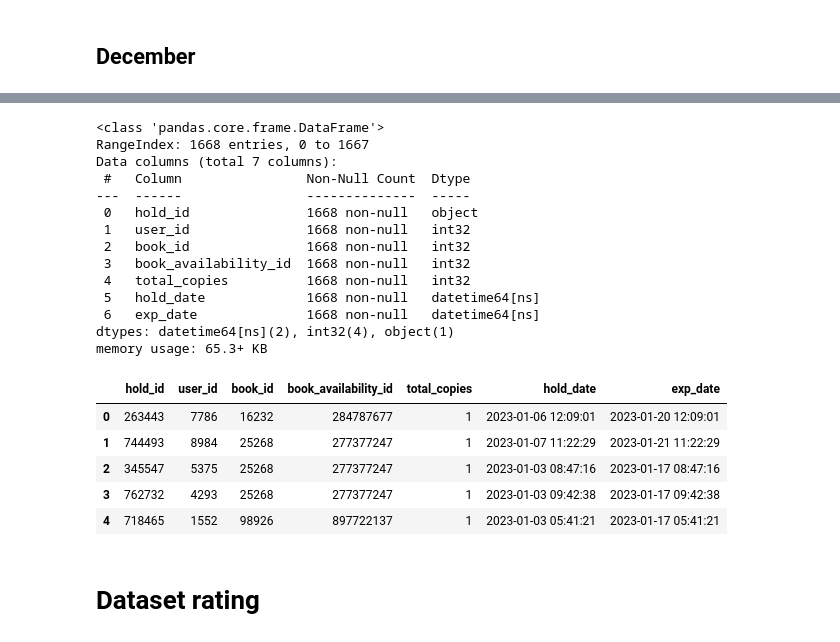
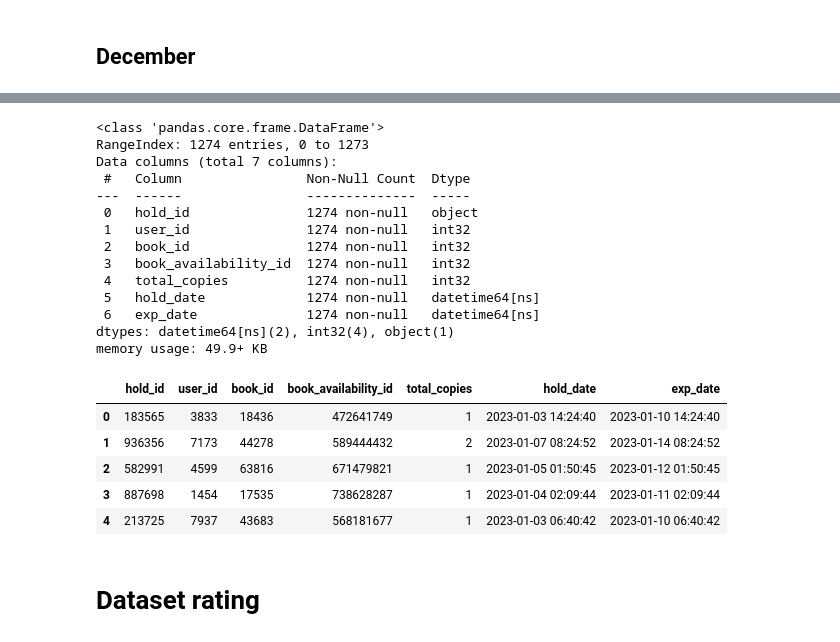
Before and after one commit to ahmad-sidik/e-library-database, a Jupyter notebook: notebook.ipynb, the cells around one changed output, grey strips where cells are left out. Drawn from its saved outputs; the diff is of its cells as text; code cells hidden in the pictures.

```diff
--- a/notebook.ipynb
+++ b/notebook.ipynb
@@ -1124,7 +1162,12 @@ def random_datetime(start, end):
 dec_loan['return_date'] = dec_loan['loan_date'].apply(lambda x: random_datetime(x + timedelta(days=1), x + timedelta(weeks=2)))
 dec_loan['return_date'] = dec_loan['return_date'].apply(lambda x: x.strftime("%Y-%m-%d %H:%M:%S"))
 
-dec_loan = dec_loan.astype({"user_id": int, "book_id": int, "book_availability_id": int, "total_copies": int})
+dec_loan = dec_loan.astype({
+    "user_id": int,
+    "book_id": int,
+    "book_availability_id": int,
+    "total_copies": int}).reset_index().drop(columns=['index'])
+
 dec_loan.info()
 # %% [output]
 <class 'pandas.core.frame.DataFrame'>
@@ -1809,20 +1875,20 @@ memory usage: 3.0 KB
 # %% [markdown]
 ## December
 # %%
-holds_dec = loans[loans['loan_date'].dt.month == 12].drop(columns=['due_date', 'loan_id'])
+dec_holds = loans[loans['loan_date'].dt.month == 12].drop(columns=['due_date', 'loan_id'])
 
-numbers = int(len(holds_dec) * 2.5)
+numbers = int(len(dec_holds) * 2.5)
 n_holders = random.randint(1, numbers)
 
-while len(holds_dec) < n_holders + 1:
-    holds_dec = pd.concat([holds_dec, holds_dec.sample(n=1)], axis=0)
+while len(dec_holds) < n_holders + 1:
+    dec_holds = pd.concat([dec_holds, dec_holds.sample(n=1)], axis=0)
 
-holds_dec = holds_dec.sort_values(by=['loan_date'], ascending=True)
+dec_holds = dec_holds.sort_values(by=['loan_date'], ascending=True)
 
-user_id = users[~users['user_id'].isin(holds_dec['user_id'])]['user_id'].reset_index()
+user_id = users[~users['user_id'].isin(dec_holds['user_id'])]['user_id'].reset_index()
 user_id = user_id['user_id'].sample(numbers * 2).reset_index().drop(columns='index')
 
-holds_dec['hold_date'] = holds_dec.apply(
+dec_holds['hold_date'] = dec_holds.apply(
     lambda x: x['loan_date'] + timedelta(
         days=random.randint(0, (x['return_date'] - x['loan_date']).days),
         hours=random.randint(0, 24),
@@ -1831,12 +1897,12 @@ holds_dec['hold_date'] = holds_dec.apply(
         ), axis=1
     )
 
-holds_dec['exp_date'] = holds_dec['hold_date'] + pd.DateOffset(weeks=2)
-holds_dec = holds_dec.drop(columns=['user_id','loan_date','return_date'])
-holds_dec = holds_dec.reset_index().drop(columns=['index'])
-holds_dec.insert(0, 'user_id', user_id['user_id'])
-holds_dec = holds_dec.astype({'user_id': int, 'book_id': int, 'book_availability_id': int, 'total_copies': int})
-holds_dec.info()
-display(holds_dec.head())
+dec_holds['exp_date'] = dec_holds['hold_date'] + pd.DateOffset(weeks=1)
+dec_holds = dec_holds.drop(columns=['user_id','loan_date','return_date'])
+dec_holds = dec_holds.reset_index().drop(columns=['index'])
+dec_holds.insert(0, 'user_id', user_id['user_id'])
+dec_holds = dec_holds.astype({'user_id': int, 'book_id': int, 'book_availability_id': int, 'total_copies': int}).reset_index().drop(columns=['index'])
+dec_holds.info()
+display(dec_holds.head())
 # %% [output]
 <class 'pandas.core.frame.DataFrame'>
@@ -1861,45 +1927,45 @@ memory usage: 4.7 KB
 # %%
-holds = pd.concat([holds_jan, holds_feb, holds_mar,
-                   holds_apr, holds_may, holds_jun,
-                   holds_jul, holds_aug, holds_sep,
-                   holds_oct, holds_nov, holds_dec], axis=0)
+holds = pd.concat([jan_holds, feb_holds, mar_holds,
+                   apr_holds, may_holds, jun_holds,
+                   jul_holds, aug_holds, sep_holds,
+                   oct_holds, nov_holds, dec_holds], axis=0)
 
 holds = holds.reset_index().drop(columns=['index'])
 
 def get_ids():
     return ''.join(random.choice(string.digits[1:]) for n in range(6))
 
 hold_id = []
 while len(hold_id) != len(holds):
     id = get_ids()
     if id not in hold_id:
         hold_id.append(id)
 
 holds.insert(0, 'hold_id', hold_id)
 holds.to_csv('data/holds.csv', index=False)
 holds.info()
 display(holds.head())
 # %% [output]
 <class 'pandas.core.frame.DataFrame'>
-RangeIndex: 1668 entries, 0 to 1667
+RangeIndex: 1274 entries, 0 to 1273
 Data columns (total 7 columns):
  #   Column                Non-Null Count  Dtype
 ---  ------                --------------  -----
- 0   hold_id               1668 non-null   object
- 1   user_id               1668 non-null   int32
- 2   book_id               1668 non-null   int32
- 3   book_availability_id  1668 non-null   int32
- 4   total_copies          1668 non-null   int32
- 5   hold_date             1668 non-null   datetime64[ns]
- 6   exp_date              1668 non-null   datetime64[ns]
+ 0   hold_id               1274 non-null   object
+ 1   user_id               1274 non-null   int32
+ 2   book_id               1274 non-null   int32
+ 3   book_availability_id  1274 non-null   int32
+ 4   total_copies          1274 non-null   int32
+ 5   hold_date             1274 non-null   datetime64[ns]
+ 6   exp_date              1274 non-null   datetime64[ns]
 dtypes: datetime64[ns](2), int32(4), object(1)
-memory usage: 65.3+ KB
+memory usage: 49.9+ KB
 |  | hold_id | user_id | book_id | book_availability_id | total_copies | hold_date | exp_date |
-| 0 | 263443 | 7786 | 16232 | 284787677 | 1 | 2023-01-06 12:09:01 | 2023-01-20 12:09:01 |
-| 1 | 744493 | 8984 | 25268 | 277377247 | 1 | 2023-01-07 11:22:29 | 2023-01-21 11:22:29 |
-| 2 | 345547 | 5375 | 25268 | 277377247 | 1 | 2023-01-03 08:47:16 | 2023-01-17 08:47:16 |
-| 3 | 762732 | 4293 | 25268 | 277377247 | 1 | 2023-01-03 09:42:38 | 2023-01-17 09:42:38 |
-| 4 | 718465 | 1552 | 98926 | 897722137 | 1 | 2023-01-03 05:41:21 | 2023-01-17 05:41:21 |
+| 0 | 183565 | 3833 | 18436 | 472641749 | 1 | 2023-01-03 14:24:40 | 2023-01-10 14:24:40 |
+| 1 | 936356 | 7173 | 44278 | 589444432 | 2 | 2023-01-07 08:24:52 | 2023-01-14 08:24:52 |
+| 2 | 582991 | 4599 | 63816 | 671479821 | 1 | 2023-01-05 01:50:45 | 2023-01-12 01:50:45 |
+| 3 | 887698 | 1454 | 17535 | 738628287 | 1 | 2023-01-04 02:09:44 | 2023-01-11 02:09:44 |
+| 4 | 213725 | 7937 | 43683 | 568181677 | 1 | 2023-01-03 06:40:42 | 2023-01-10 06:40:42 |
 # %% [markdown]
 # Dataset rating
 # %% [markdown]
```
Also changed, not shown: parts of 58 cells of this notebook, 13 other files.
